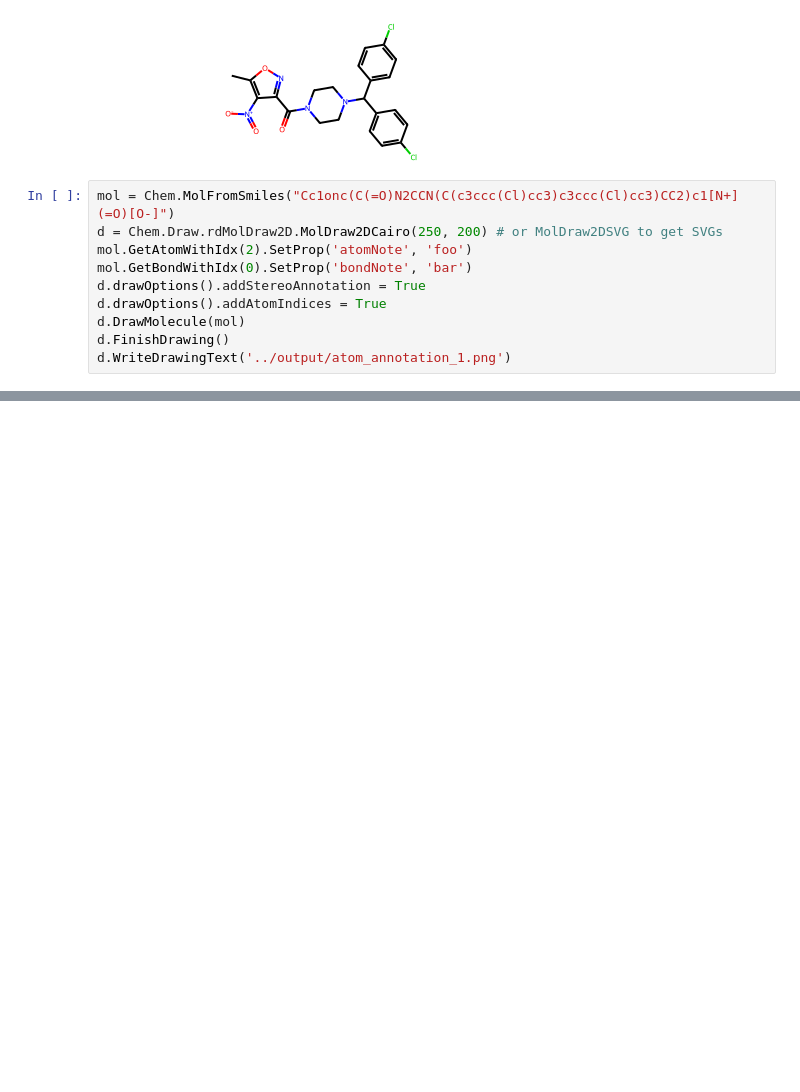
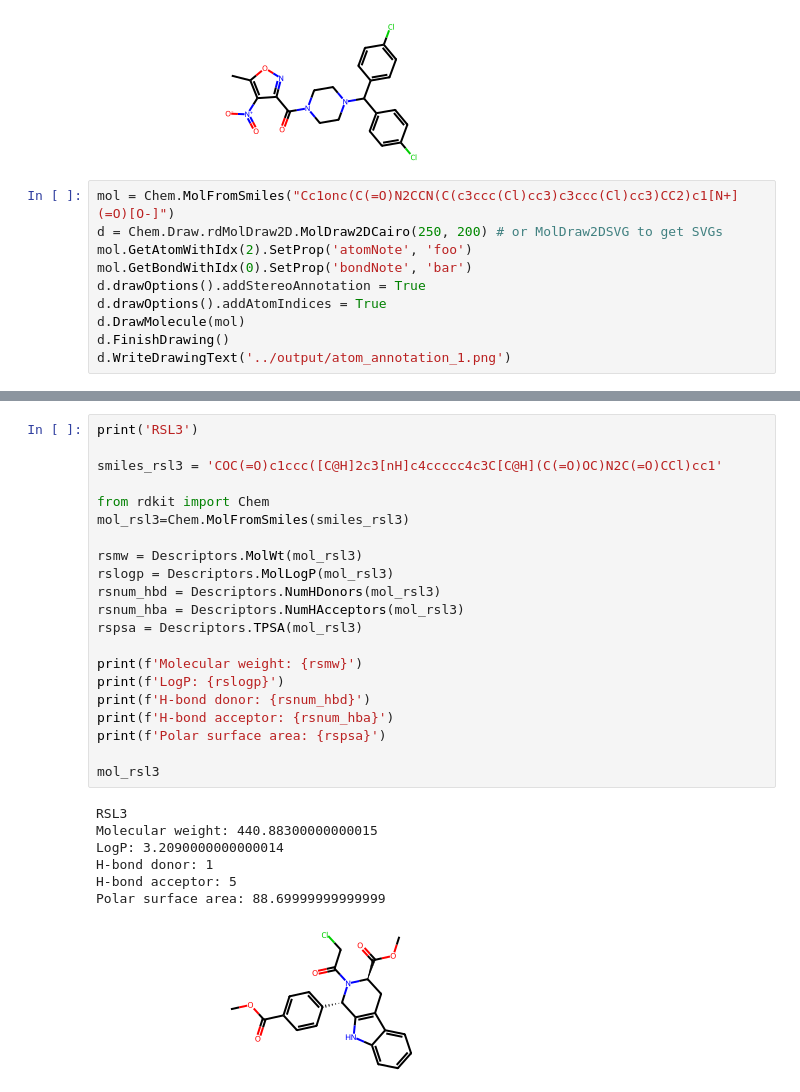
Before and after one commit to Biocomputing-Teaching/Carla-F-TFM, a Jupyter notebook: code/rdkit_ml210.ipynb, the cells around one changed output, grey strips where cells are left out. Drawn from its saved outputs; the diff is of its cells as text; blank space fills up the shorter version.

```diff
--- a/code/rdkit_ml210.ipynb
+++ b/code/rdkit_ml210.ipynb
@@ -92,0 +192,29 @@ print(df.head(10))
+# %%
+print('RSL3')
+
+smiles_rsl3 = 'COC(=O)c1ccc([C@H]2c3[nH]c4ccccc4c3C[C@H](C(=O)OC)N2C(=O)CCl)cc1'
+
+from rdkit import Chem
+mol_rsl3=Chem.MolFromSmiles(smiles_rsl3)
+
+rsmw = Descriptors.MolWt(mol_rsl3)
+rslogp = Descriptors.MolLogP(mol_rsl3)
+rsnum_hbd = Descriptors.NumHDonors(mol_rsl3)
+rsnum_hba = Descriptors.NumHAcceptors(mol_rsl3)
+rspsa = Descriptors.TPSA(mol_rsl3)
+
+print(f'Molecular weight: {rsmw}')
+print(f'LogP: {rslogp}')
+print(f'H-bond donor: {rsnum_hbd}')
+print(f'H-bond acceptor: {rsnum_hba}')
+print(f'Polar surface area: {rspsa}')
+
+mol_rsl3
+# %% [output]
+RSL3
+Molecular weight: 440.88300000000015
+LogP: 3.2090000000000014
+H-bond donor: 1
+H-bond acceptor: 5
+Polar surface area: 88.69999999999999
+[figure, added]
```
Also changed, not shown: parts of 11 cells of this notebook.
